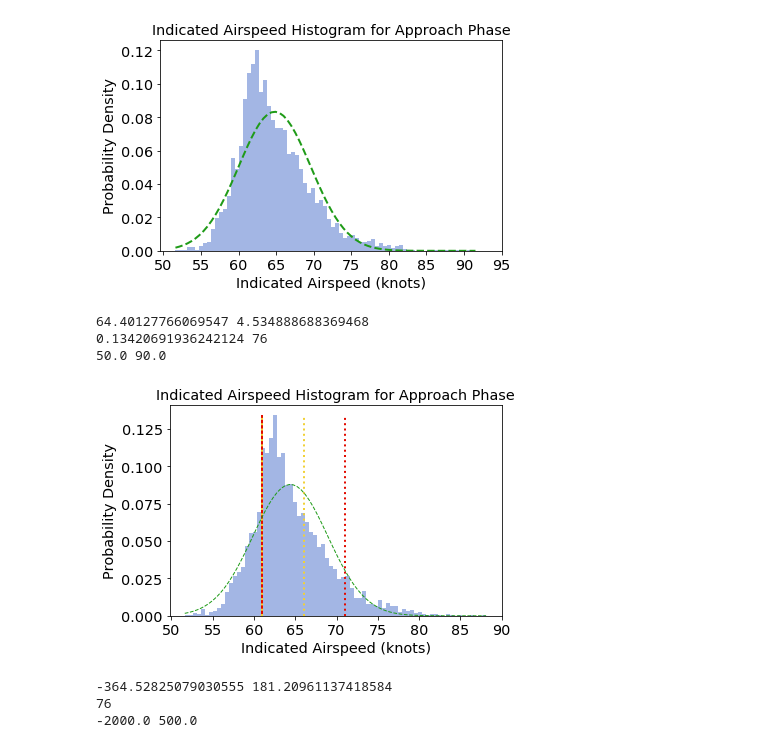
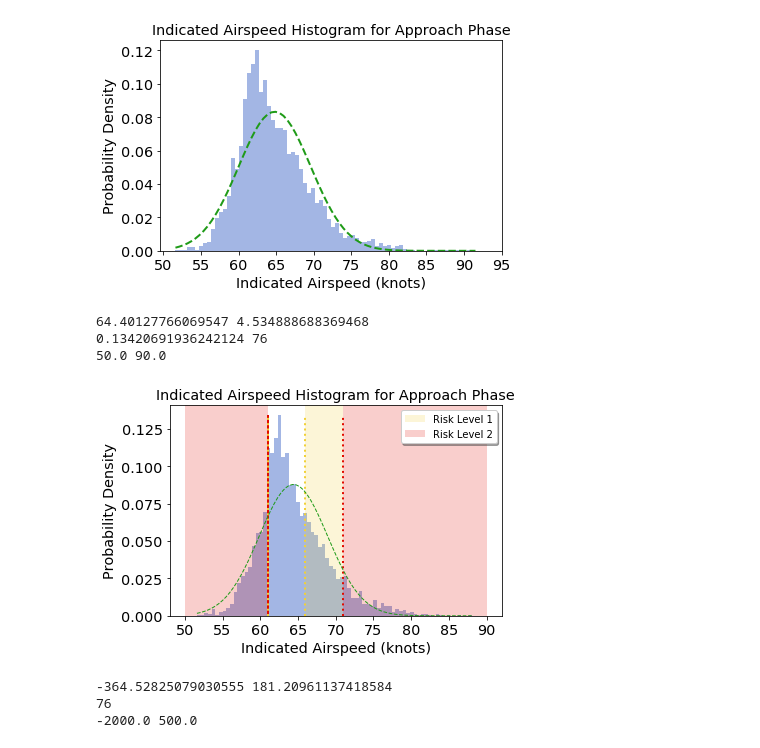
Before and after one commit to KeltonKarboviak/ngafid_cpat, a Jupyter notebook: graphs.ipynb, the cells around one changed output. Drawn from its saved outputs; the diff is of its cells as text; code cells hidden in the pictures.

Commit message:
Updated graphs notebook for risk level shadings

```diff
--- a/graphs.ipynb
+++ b/graphs.ipynb
@@ -159,34 +159,40 @@ fig, ax = plt.subplots()
 
 # histogram
 n, bins, patches = ax.hist(data, num_bins, density=1, color='#A3B6E4')
 
 print(max(n), len(bins))
 
 # 'best fit' line
 y = ((1 / (np.sqrt(2 * np.pi) * sigma)) * np.exp(-0.5 * (1 / sigma * (bins - mu))**2))
 ax.plot(bins, y, '--', color='#1F9B18', linewidth=1)
 
 ax.vlines(61, 0, max(n), colors=red, linestyles='solid', linewidth=2)
+ax.axvspan(50, 61, facecolor=red, alpha=0.2, label='Risk Level 2')
 ax.vlines(61, 0, max(n), colors=yellow, linestyles='dotted', linewidth=2)
+
 ax.vlines(66, 0, max(n), colors=yellow, linestyles='dotted', linewidth=2)
+r1 = ax.axvspan(66, 71, facecolor=yellow, alpha=0.2, label='Risk Level 1')
 ax.vlines(71, 0, max(n), colors=red, linestyles='dotted', linewidth=2)
+r2 = ax.axvspan(71, 90, facecolor=red, alpha=0.2, label='Risk Level 2')
 
 ax.set_xlabel(xlabel)
 ax.set_ylabel(ylabel)
 ax.set_title(title)
+
+ax.legend((r1, r2), ('Risk Level 1', 'Risk Level 2'), loc='upper right', shadow=True)
 
 start, end = rounddown(min(data), step), roundup(max(data), step)
 plt.xticks(np.arange(start, end+step, step))
 print(start, end)
 
 fig.tight_layout()
 fig.savefig(filename, dpi=300, format='png')
 plt.show()
 # %% [output]
 64.40127766069547 4.534888688369468
 0.13420691936242124 76
 50.0 90.0
-[figure, old version]
+[figure, new version]
 # %%
 make_histogram(vsis, 500.0, 'orig_vsi_hist.png', 'Vertical Speed Indicated (ft/min)', title='Vertical Speed Histogram for Approach Phase')
 # %% [output]
```
Also changed, not shown: parts of 4 cells of this notebook.
